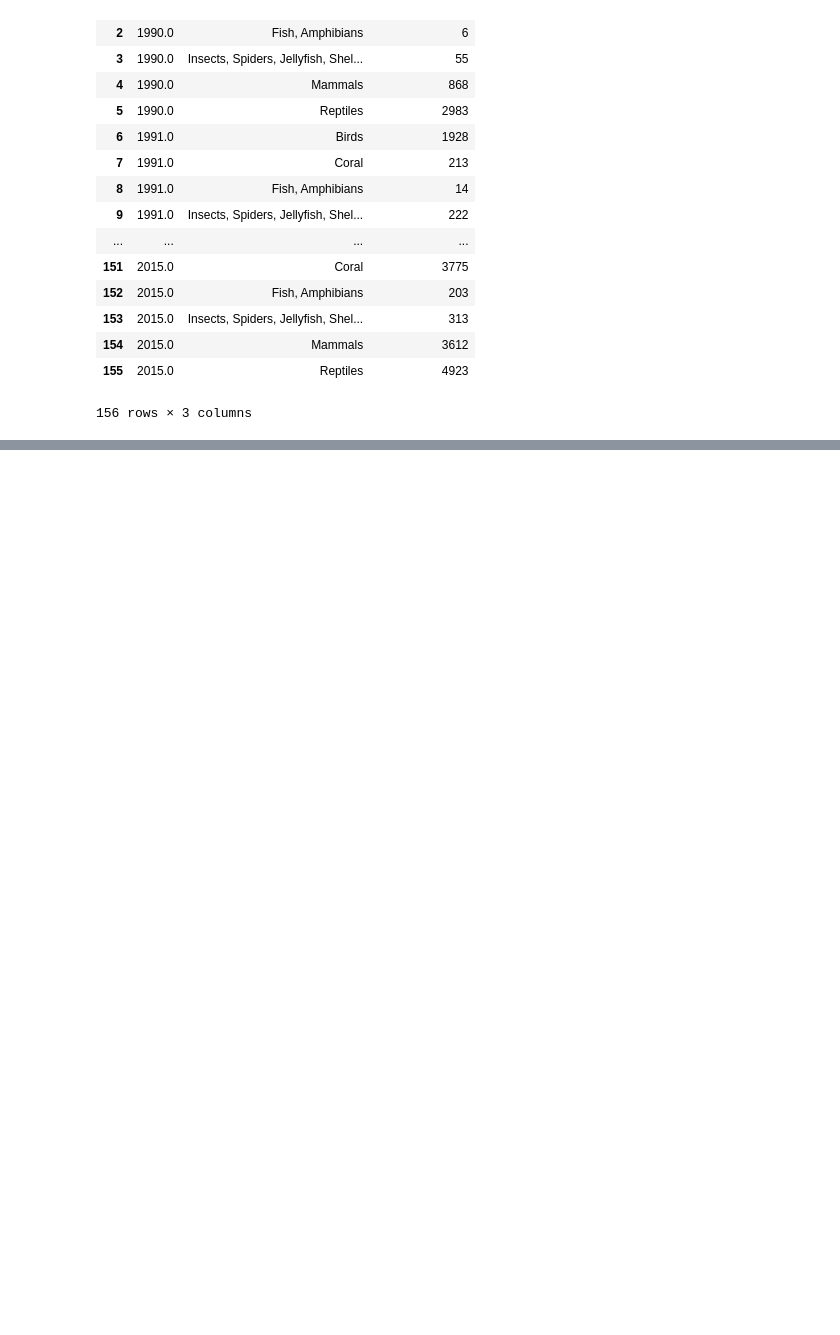
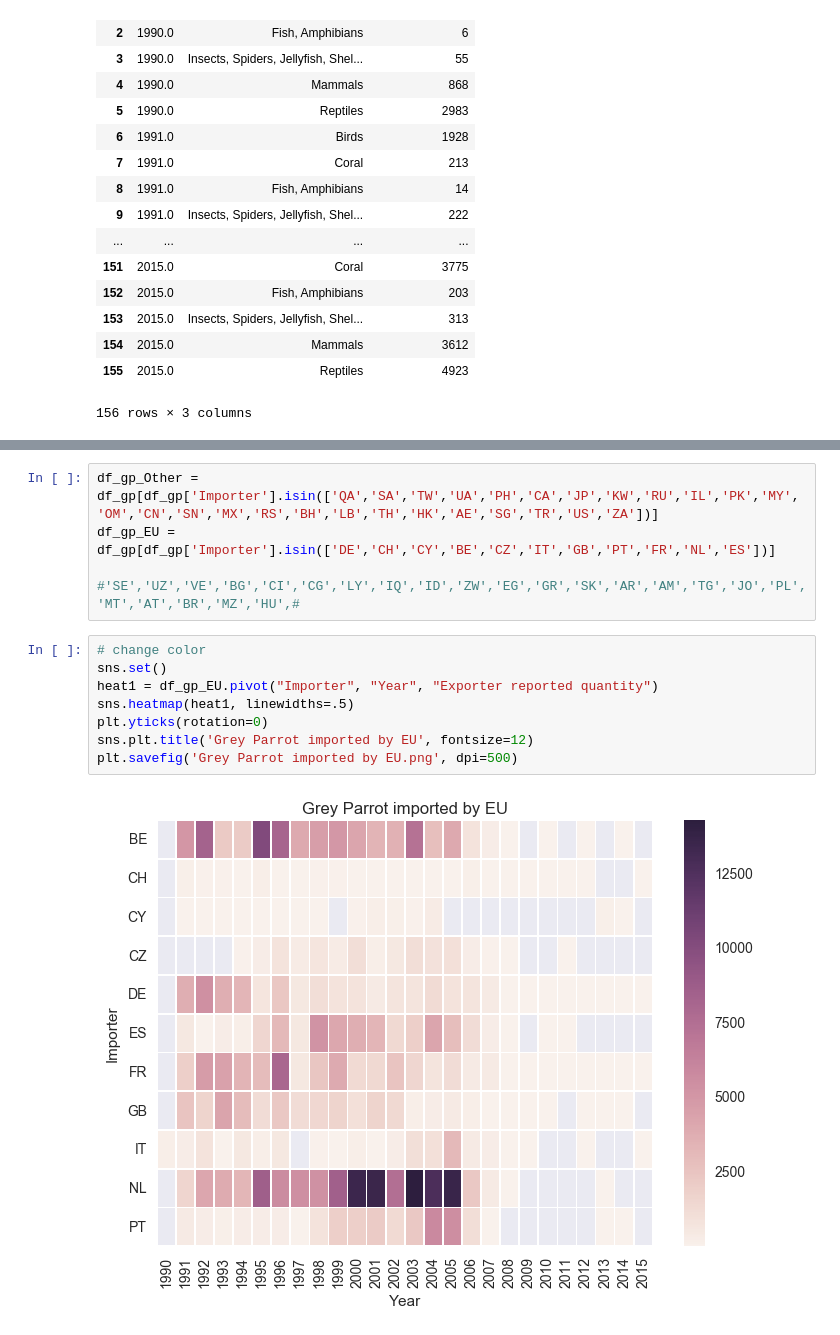
Before and after one commit to Flatfishlk/Capstone, a Jupyter notebook: code/capstone_EDA.ipynb, the cells around one changed output, grey strips where cells are left out. Drawn from its saved outputs; the diff is of its cells as text; blank space fills up the shorter version.

```diff
--- a/code/capstone_EDA.ipynb
+++ b/code/capstone_EDA.ipynb
@@ -470,0 +771,15 @@ plt.plot(xs, np.clip(spl(xs),0,1), linewidth = 2)
+# %%
+df_gp_Other = df_gp[df_gp['Importer'].isin(['QA','SA','TW','UA','PH','CA','JP','KW','RU','IL','PK','MY','OM','CN','SN','MX','RS','BH','LB','TH','HK','AE','SG','TR','US','ZA'])]
+df_gp_EU = df_gp[df_gp['Importer'].isin(['DE','CH','CY','BE','CZ','IT','GB','PT','FR','NL','ES'])]
+
+#'SE','UZ','VE','BG','CI','CG','LY','IQ','ID','ZW','EG','GR','SK','AR','AM','TG','JO','PL','MT','AT','BR','MZ','HU',#
+# %%
+# change color
+sns.set()
+heat1 = df_gp_EU.pivot("Importer", "Year", "Exporter reported quantity")
+sns.heatmap(heat1, linewidths=.5)
+plt.yticks(rotation=0)
+sns.plt.title('Grey Parrot imported by EU', fontsize=12)
+plt.savefig('Grey Parrot imported by EU.png', dpi=500)
+# %% [output]
+[figure, added]
```
Also changed, not shown: parts of 46 cells of this notebook, 1 other file.
